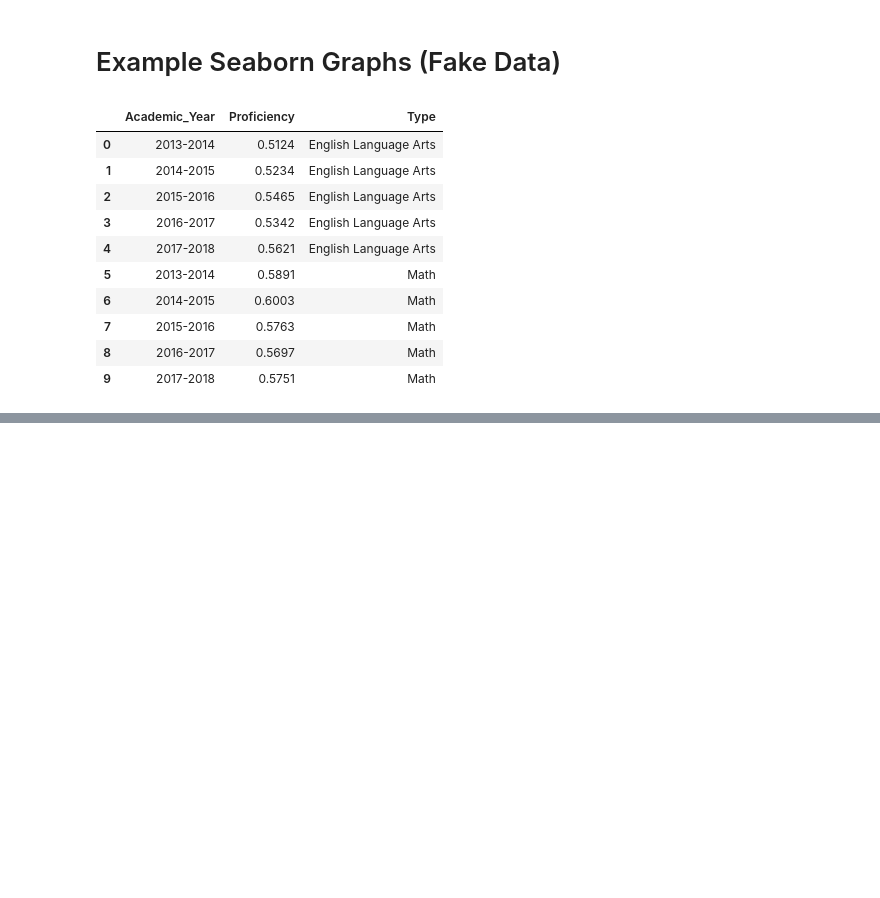
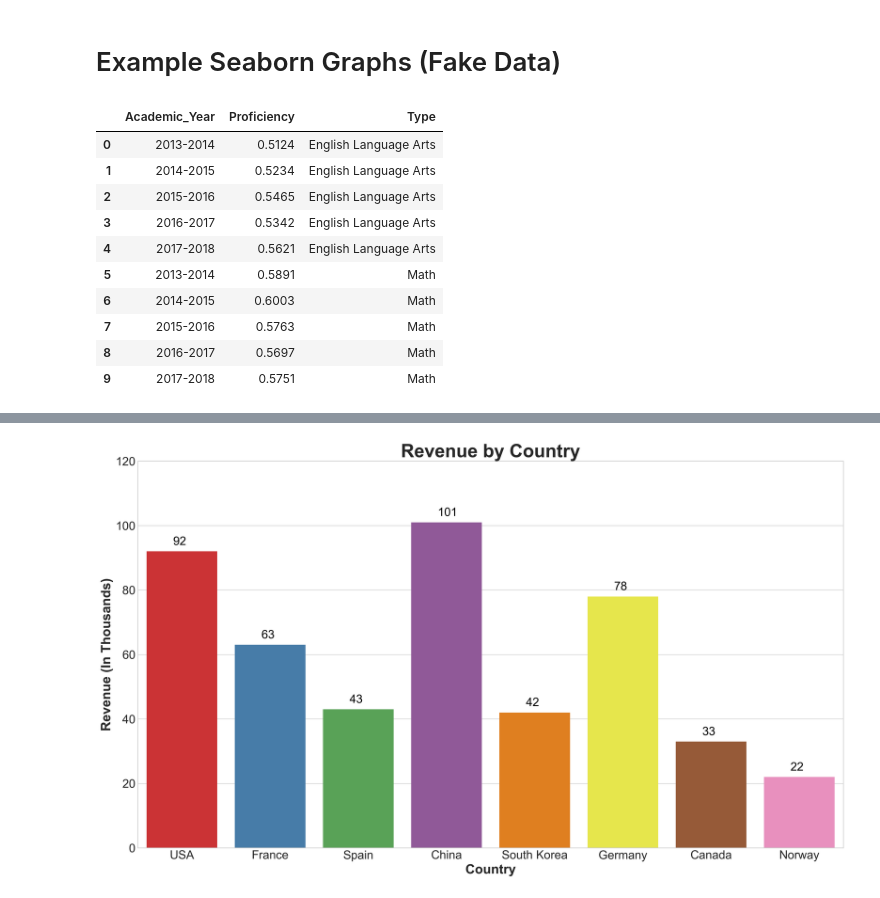
Before and after one commit to CentsOfFate/Miscellaneous-Projects, a Jupyter notebook: Files/Example Seaborn Graphs (Fake Data).ipynb, the cells around one changed output, grey strips where cells are left out. Cells and saved outputs as stored; diff of their text form; code cells hidden in the pictures; blank space fills up the shorter version.

```diff
--- a/Files/Example Seaborn Graphs (Fake Data).ipynb
+++ b/Files/Example Seaborn Graphs (Fake Data).ipynb
@@ -40,8 +40,9 @@ df
 sns.set_style('whitegrid')
 
 # Set Custom Color Palette
-flatui = ["#DC4C46", "#3b86c6", "#95a5a6", "#e74c3c", "#34495e", "#2ecc71"]
-sns.set_palette(flatui)
+custom = ["#DC4C46", "#3b86c6", "#95a5a6", "#e74c3c", "#34495e", "#2ecc71"]
+sns.set_palette(custom)
+
 
 # Set Figure Size and DPI
 fig = plt.figure(figsize = (19.20, 10.80), dpi = 300)
@@ -81,6 +82,6 @@ mathlist = df['Proficiency'].tail(5)
 plt.show()
 
 # Save
-fig.savefig('State Level SBAC (Presentation Style).png', dpi = 1200, bbox_inches = 'tight')
+#fig.savefig('State Level SBAC 5-Year (Presentation Style).png', dpi = 1200, bbox_inches = 'tight')
 # %% [output]
 [figure]
@@ -87,0 +88,9 @@ KeyboardInterrupt:
+# %%
+# Create Dataframe
+dff = pd.DataFrame({'Country' : ['USA', 'France', 'Spain', 'China', 'South Korea',
+                                       'Germany', 'Canada', 'Norway'],
+                    'Revenue (In Thousands)' : [92, 63, 43, 101, 42,
+                                                78, 33, 22]})
+
+# Show Dataframe (Already Melted)
+dff
@@ -87,0 +107,35 @@ KeyboardInterrupt:
+# %%
+# Set Style to White Grid
+sns.set_style('whitegrid')
+
+# Set Custom Color Palette
+custom = ["#DC4C46", "#3b86c6", "#20db2a", "#ef8fee", "#f4ef55",  "#fcc153"]
+sns.set_palette(custom)
+
+# Set Figure Size and DPI
+fig = plt.figure(figsize = (19.20, 10.80), dpi = 300)
+
+# Plot Points, set scale
+ax = sns.barplot(x = "Country", y = "Revenue (In Thousands)",
+                 data = dff,
+                 palette = 'Set1')
+
+# Title, X-Axis Label, Y-Axis Label
+plt.title('Revenue by Country', size = 28, fontweight = 'bold')
+plt.xlabel('Country', size = 20, fontweight = 'bold')
+plt.ylabel('Revenue (In Thousands)', size = 20, fontweight = 'bold')
+
+# Ticks larger
+plt.xticks(size = 18)
+plt.yticks(size = 18)
+
+# Set Ticks
+plt.ylim(0, 120)
+
+# Label Data Points
+[ax.text(p[0] - .1, p[1] + 2, p[1], color = 'black', fontsize = 18) for p in zip(ax.get_xticks(), dff['Revenue (In Thousands)'])]
+
+# Show Graph and Dataframe
+plt.show()
+# %% [output]
+[figure, added]
```
Also changed, not shown: parts of 2 cells of this notebook.
